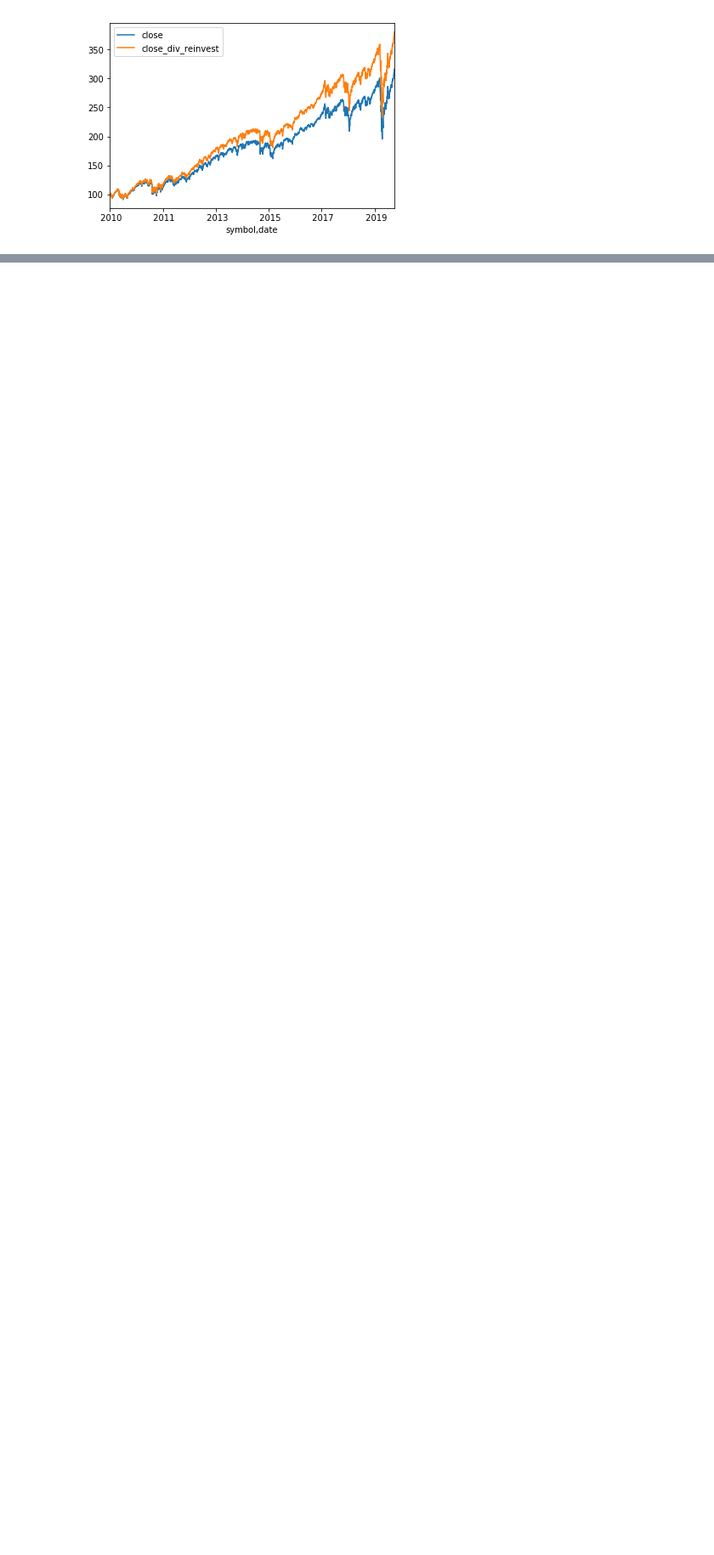
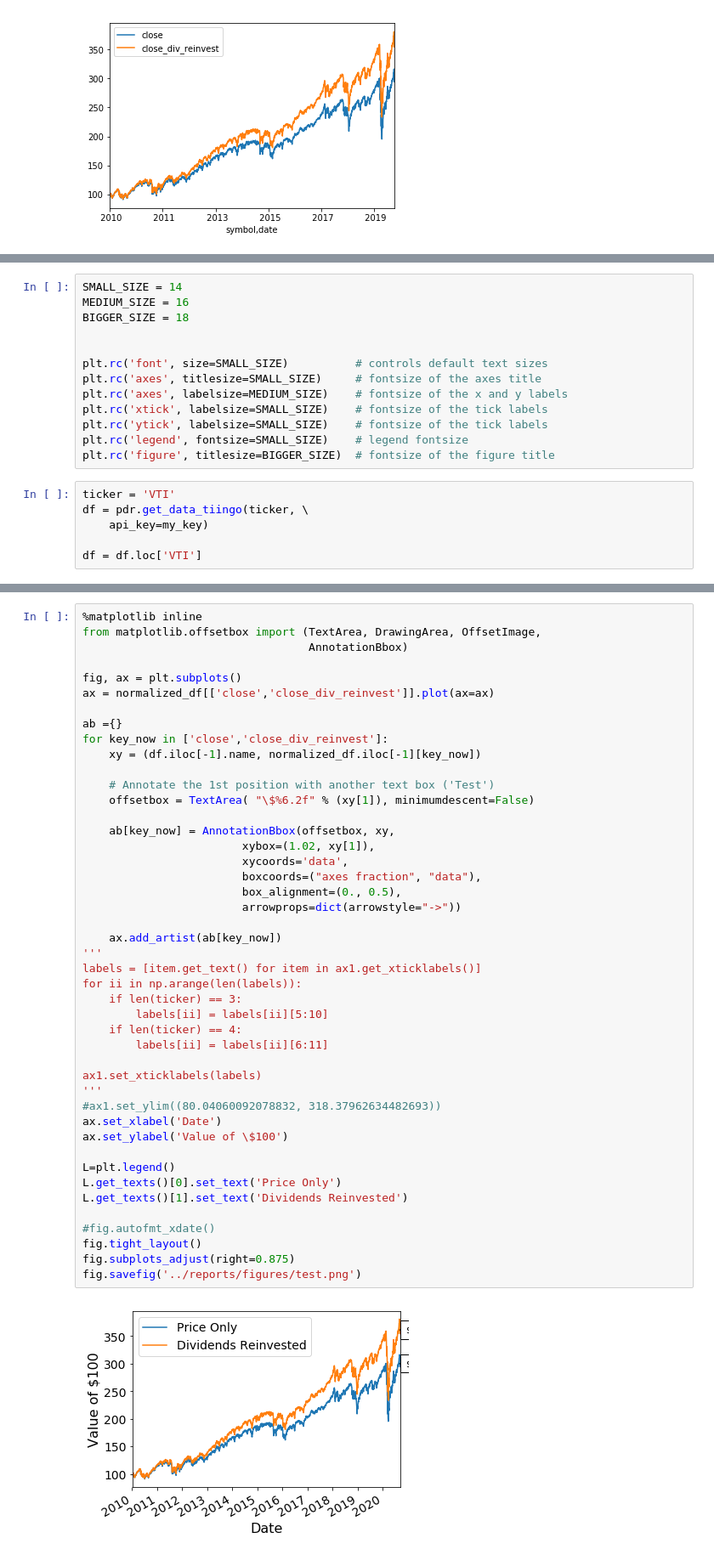
Before and after one commit to stevans/reinvesting-dividends, a Jupyter notebook: notebooks/1.0-mls-reinvesting-dividends.ipynb, the cells around one changed output, grey strips where cells are left out. Shown: that part at 85% size. Cells and saved outputs as stored; diff of their text form; blank space fills up the shorter version.

```diff
--- a/notebooks/1.0-mls-reinvesting-dividends.ipynb
+++ b/notebooks/1.0-mls-reinvesting-dividends.ipynb
@@ -237,0 +179,19 @@ print(ax1.get_ylim())
+# %%
+SMALL_SIZE = 14
+MEDIUM_SIZE = 16
+BIGGER_SIZE = 18
+
+
+plt.rc('font', size=SMALL_SIZE)          # controls default text sizes
+plt.rc('axes', titlesize=SMALL_SIZE)     # fontsize of the axes title
+plt.rc('axes', labelsize=MEDIUM_SIZE)    # fontsize of the x and y labels
+plt.rc('xtick', labelsize=SMALL_SIZE)    # fontsize of the tick labels
+plt.rc('ytick', labelsize=SMALL_SIZE)    # fontsize of the tick labels
+plt.rc('legend', fontsize=SMALL_SIZE)    # legend fontsize
+plt.rc('figure', titlesize=BIGGER_SIZE)  # fontsize of the figure title
+# %%
+ticker = 'VTI'
+df = pdr.get_data_tiingo(ticker, \
+    api_key=my_key)
+
+df = df.loc['VTI']
@@ -237,0 +230,47 @@ print(ax1.get_ylim())
+# %%
+%matplotlib inline
+from matplotlib.offsetbox import (TextArea, DrawingArea, OffsetImage,
+                                  AnnotationBbox)
+
+fig, ax = plt.subplots()
+ax = normalized_df[['close','close_div_reinvest']].plot(ax=ax)
+
+ab ={}
+for key_now in ['close','close_div_reinvest']:
+    xy = (df.iloc[-1].name, normalized_df.iloc[-1][key_now])
+
+    # Annotate the 1st position with another text box ('Test')
+    offsetbox = TextArea( "\$%6.2f" % (xy[1]), minimumdescent=False)
+
+    ab[key_now] = AnnotationBbox(offsetbox, xy,
+                        xybox=(1.02, xy[1]),
+                        xycoords='data',
+                        boxcoords=("axes fraction", "data"),
+                        box_alignment=(0., 0.5),
+                        arrowprops=dict(arrowstyle="->"))
+
+    ax.add_artist(ab[key_now])
+'''
+labels = [item.get_text() for item in ax1.get_xticklabels()]
+for ii in np.arange(len(labels)):
+    if len(ticker) == 3:
+        labels[ii] = labels[ii][5:10]
+    if len(ticker) == 4:
+        labels[ii] = labels[ii][6:11]
+
+ax1.set_xticklabels(labels)
+'''
+#ax1.set_ylim((80.04060092078832, 318.37962634482693))
+ax.set_xlabel('Date')
+ax.set_ylabel('Value of \$100')
+
+L=plt.legend()
+L.get_texts()[0].set_text('Price Only')
+L.get_texts()[1].set_text('Dividends Reinvested')
+
+#fig.autofmt_xdate()
+fig.tight_layout()
+fig.subplots_adjust(right=0.875)
+fig.savefig('../reports/figures/test.png')
+# %% [output]
+[figure, added]
```
Also changed, not shown: parts of 63 cells of this notebook, 2 other files.
